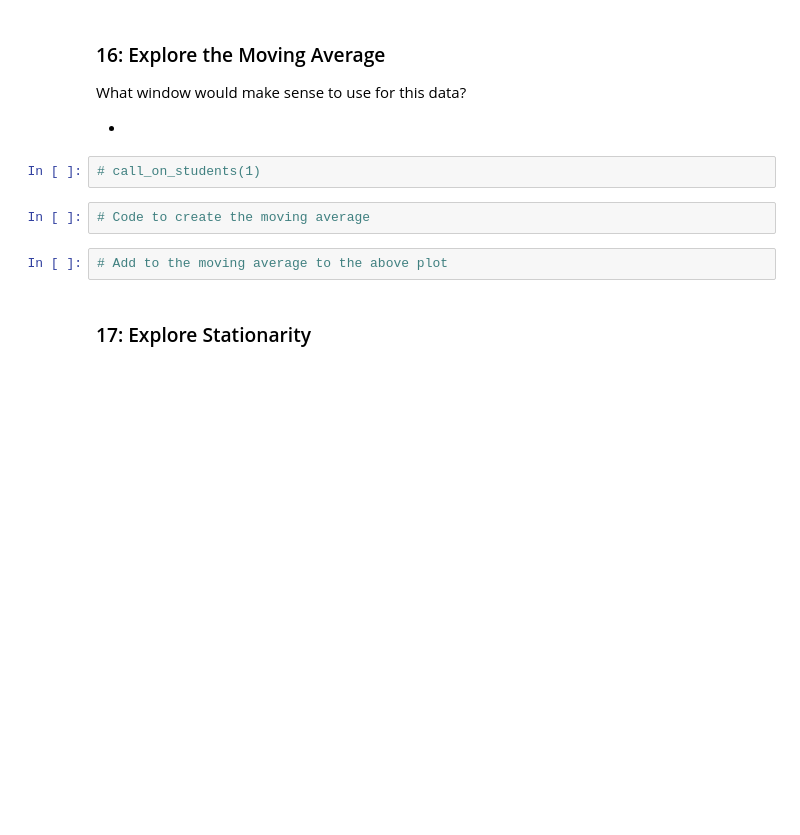
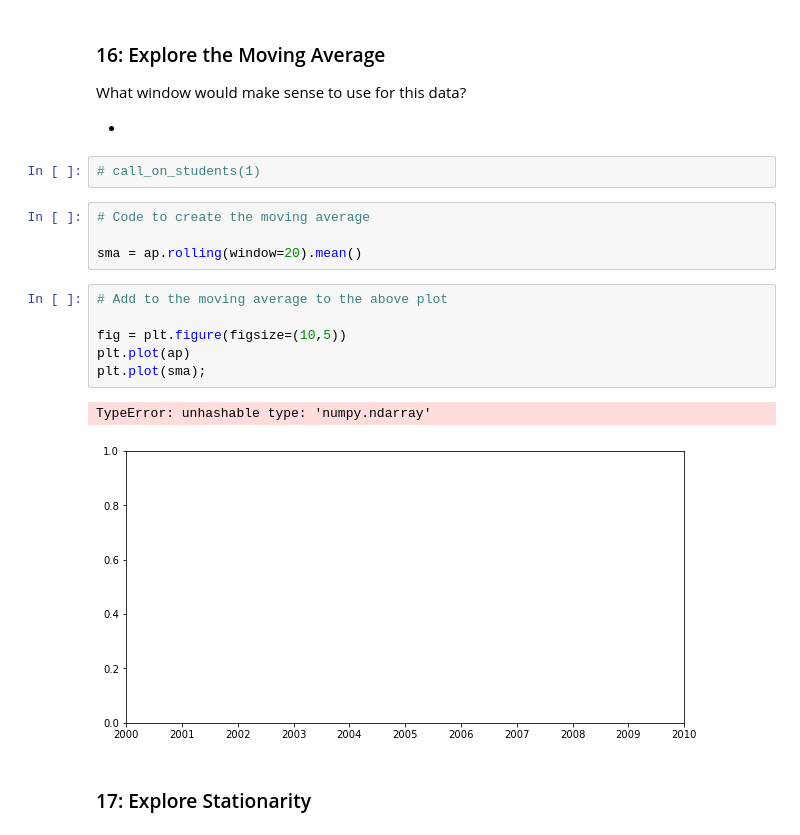
Before and after one commit to flatiron-school/ntl01-dtsc-live-103122, a Jupyter notebook: 4Phase/P4-Code-Challenge-Review.ipynb, the cells around one changed output. Cells and saved outputs as stored; diff of their text form; blank space fills up the shorter version.

```diff
--- a/4Phase/P4-Code-Challenge-Review.ipynb
+++ b/4Phase/P4-Code-Challenge-Review.ipynb
@@ -238,8 +319,17 @@ What window would make sense to use for this data?
 # call_on_students(1)
 # %%
 # Code to create the moving average
+
+sma = ap.rolling(window=20).mean()
 # %%
 # Add to the moving average to the above plot
+
+fig = plt.figure(figsize=(10,5))
+plt.plot(ap)
+plt.plot(sma);
+# %% [output]
+TypeError: unhashable type: 'numpy.ndarray'
+[figure, added]
 # %% [markdown]
 ### 17: Explore Stationarity
 # %%
```
Also changed, not shown: parts of 15 cells of this notebook, 4 other files.
